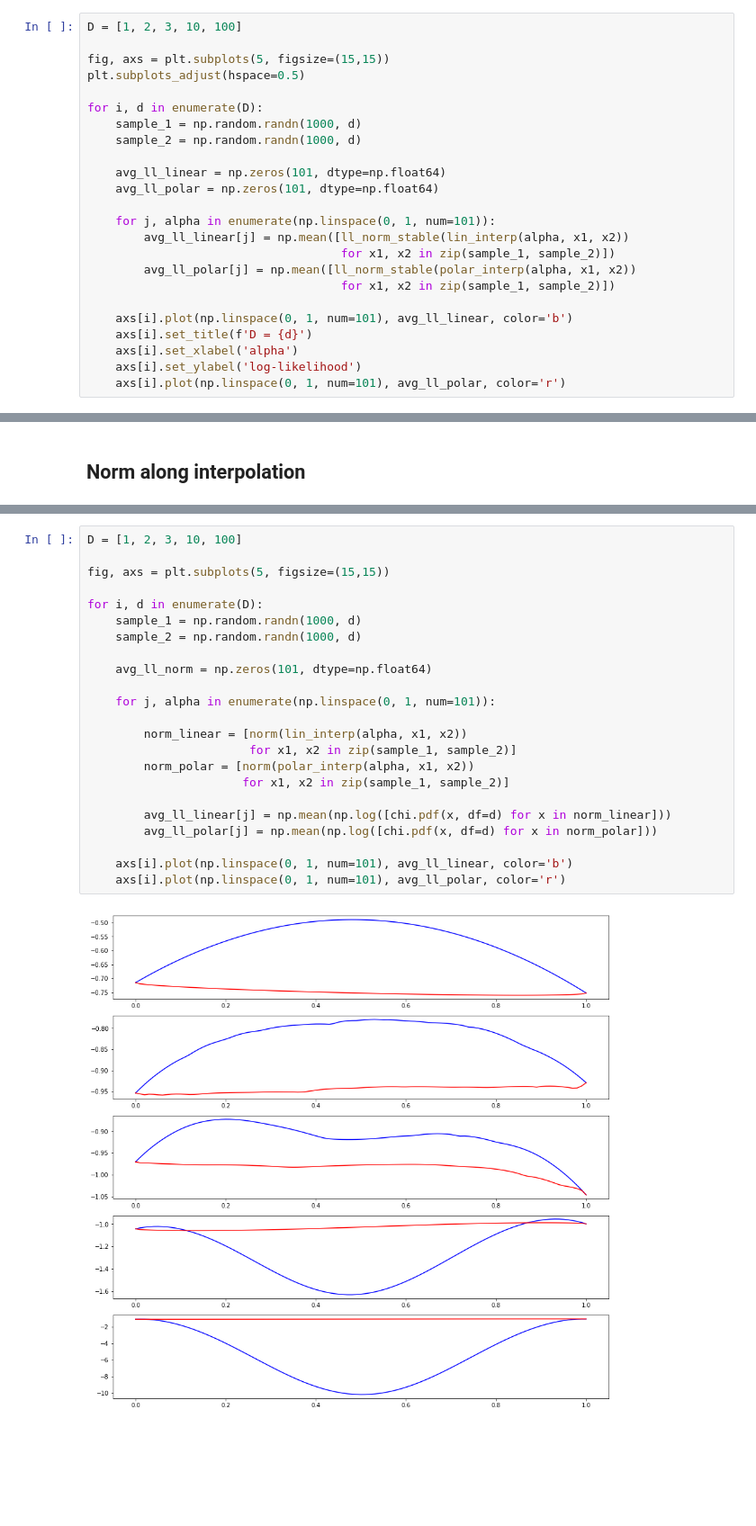
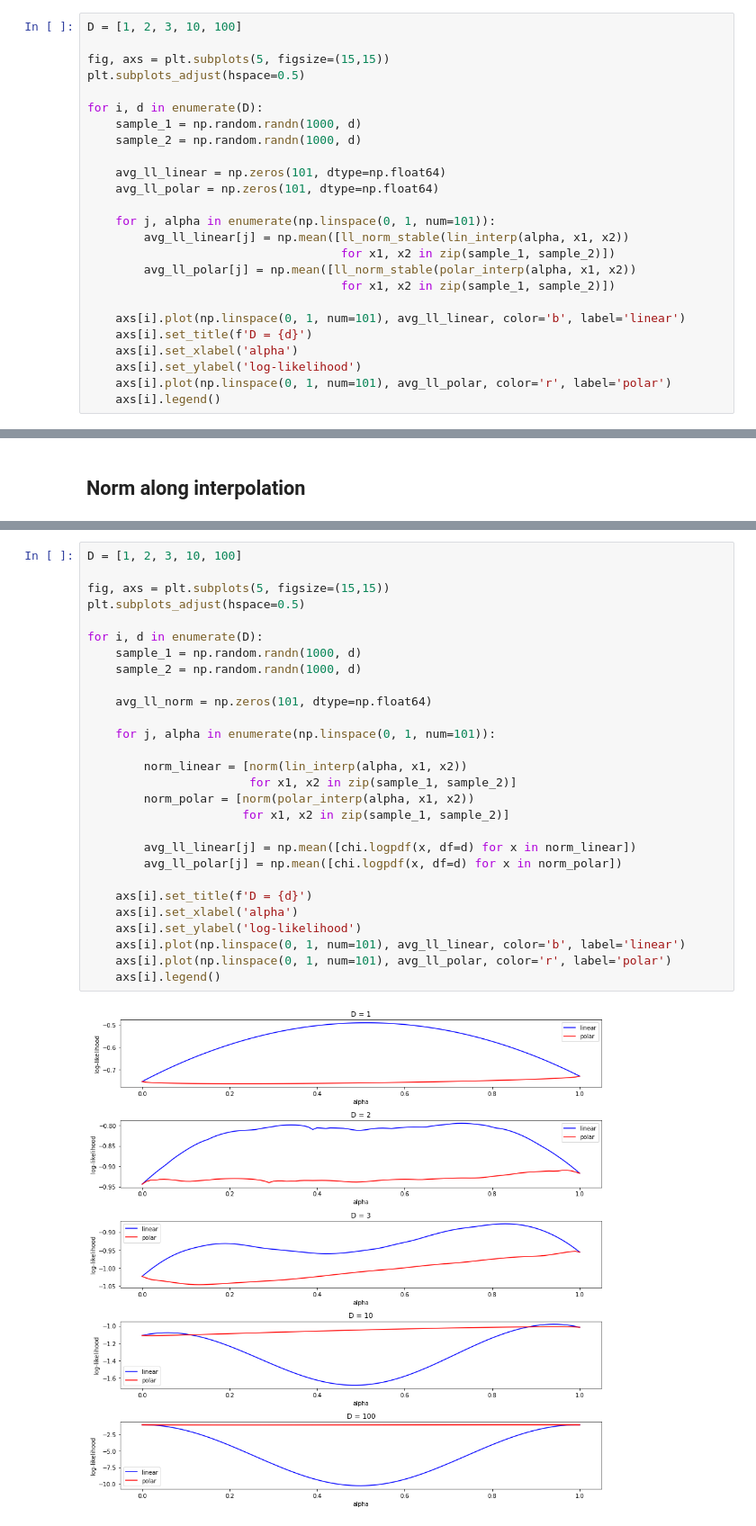
Before and after one commit to mrsalehi/csc2506-prob-learn-reason, a Jupyter notebook: Assignment-1/Q2.ipynb, the cells around one changed output, grey strips where cells are left out. Shown: that part at 90% size. Cells and saved outputs as stored; diff of their text form; blank space fills up the shorter version.

```diff
--- a/Assignment-1/Q2.ipynb
+++ b/Assignment-1/Q2.ipynb
@@ -149,9 +149,10 @@ for i, d in enumerate(D):
         avg_ll_polar[j] = np.mean([ll_norm_stable(polar_interp(alpha, x1, x2))
                                     for x1, x2 in zip(sample_1, sample_2)])
 
-    axs[i].plot(np.linspace(0, 1, num=101), avg_ll_linear, color='b')
+    axs[i].plot(np.linspace(0, 1, num=101), avg_ll_linear, color='b', label='linear')
     axs[i].set_title(f'D = {d}')
     axs[i].set_xlabel('alpha')
     axs[i].set_ylabel('log-likelihood')
-    axs[i].plot(np.linspace(0, 1, num=101), avg_ll_polar, color='r')
+    axs[i].plot(np.linspace(0, 1, num=101), avg_ll_polar, color='r', label='polar')
+    axs[i].legend()
 # %% [output]
@@ -167,25 +178,30 @@ It is not a good idea to interpolate for high dimensions. In fact, as we increas
 # %%
 D = [1, 2, 3, 10, 100]
 
 fig, axs = plt.subplots(5, figsize=(15,15))
+plt.subplots_adjust(hspace=0.5)
 
 for i, d in enumerate(D):
     sample_1 = np.random.randn(1000, d)
     sample_2 = np.random.randn(1000, d)
 
     avg_ll_norm = np.zeros(101, dtype=np.float64)
 
     for j, alpha in enumerate(np.linspace(0, 1, num=101)):
 
         norm_linear = [norm(lin_interp(alpha, x1, x2))
                        for x1, x2 in zip(sample_1, sample_2)]
         norm_polar = [norm(polar_interp(alpha, x1, x2))
                       for x1, x2 in zip(sample_1, sample_2)]
 
-        avg_ll_linear[j] = np.mean(np.log([chi.pdf(x, df=d) for x in norm_linear]))
-        avg_ll_polar[j] = np.mean(np.log([chi.pdf(x, df=d) for x in norm_polar]))
+        avg_ll_linear[j] = np.mean([chi.logpdf(x, df=d) for x in norm_linear])
+        avg_ll_polar[j] = np.mean([chi.logpdf(x, df=d) for x in norm_polar])
 
-    axs[i].plot(np.linspace(0, 1, num=101), avg_ll_linear, color='b')
-    axs[i].plot(np.linspace(0, 1, num=101), avg_ll_polar, color='r')
+    axs[i].set_title(f'D = {d}')
+    axs[i].set_xlabel('alpha')
+    axs[i].set_ylabel('log-likelihood')
+    axs[i].plot(np.linspace(0, 1, num=101), avg_ll_linear, color='b', label='linear')
+    axs[i].plot(np.linspace(0, 1, num=101), avg_ll_polar, color='r', label='polar')
+    axs[i].legend()
 # %% [output]
-[figure, old version]
+[figure, new version]
```
Also changed, not shown: parts of 10 cells of this notebook, 1 other file.
